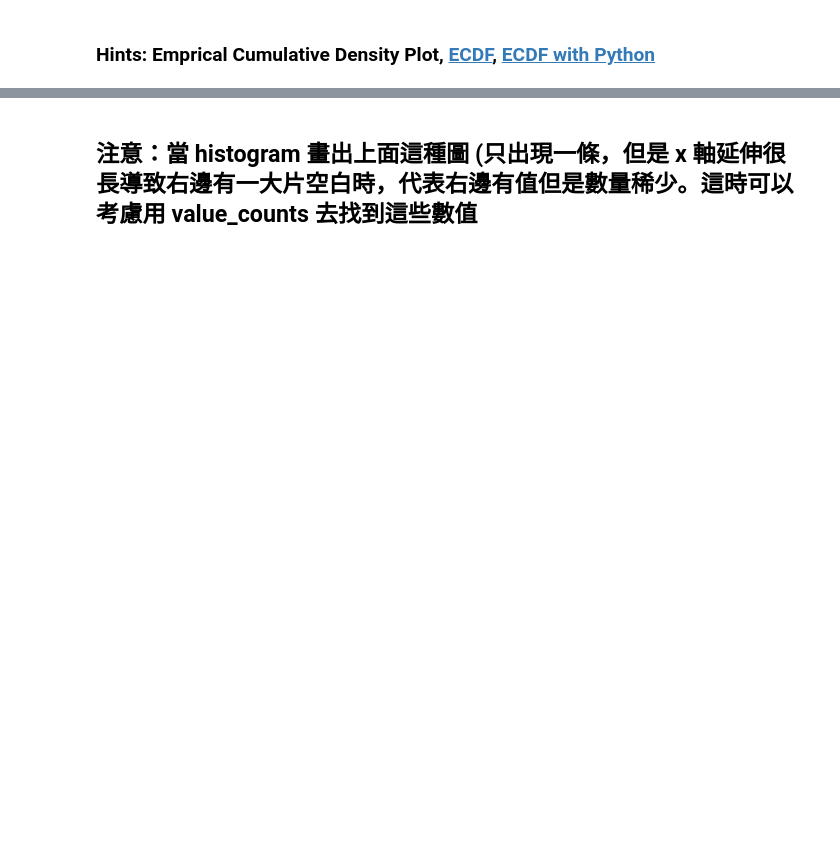
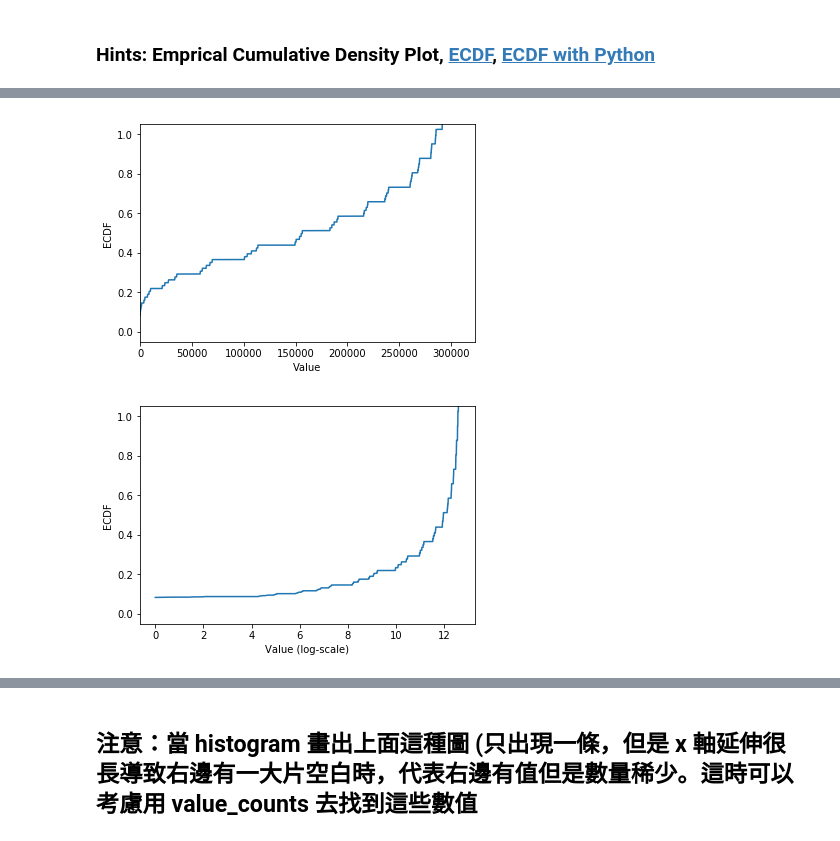
Before and after one commit to dgtyuewq/2nd-ML100days-2, a Jupyter notebook: Day_006_HW.ipynb, the cells around one changed output, grey strips where cells are left out. Drawn from its saved outputs; the diff is of its cells as text; code cells hidden in the pictures; blank space fills up the shorter version.

```diff
--- a/Day_006_HW.ipynb
+++ b/Day_006_HW.ipynb
@@ -71,30 +108,27 @@ ValueError: The truth value of an array with more than one element is ambiguous.
 # %%
-# 最大值離平均與中位數很遠
-print(app_train['AMT_INCOME_TOTAL'].describe())
+# 繪製 Empirical Cumulative Density Plot (ECDF)
 
-# 繪製 Empirical Cumulative Density Plot (ECDF)
-"""
-YOUR CODE HERE
-"""
-cdf =
+ecdf=app_train["AMT_INCOME_TOTAL"].sort_values().reset_index(drop=True)
 
-
-plt.plot(list(cdf.index), cdf/cdf.max())
+plt.plot(list(ecdf.index), ecdf/ecdf.index.max())
 plt.xlabel('Value')
 plt.ylabel('ECDF')
-plt.xlim([cdf.index.min(), cdf.index.max() * 1.05]) # 限制顯示圖片的範圍
+plt.xlim([ecdf.index.min(), ecdf.index.max() * 1.05]) # 限制顯示圖片的範圍
 plt.ylim([-0.05,1.05]) # 限制顯示圖片的範圍
 
 plt.show()
 
 # 改變 y 軸的 Scale, 讓我們可以正常檢視 ECDF
-plt.plot(np.log(list(cdf.index)), cdf/cdf.max())
+plt.plot(np.log(list(ecdf.index)), ecdf/ecdf.index.max())
 plt.xlabel('Value (log-scale)')
 plt.ylabel('ECDF')
 
 plt.ylim([-0.05,1.05]) # 限制顯示圖片的範圍
 
 plt.show()
+# %% [output]
+[figure, added]
+[figure, added]
 # %% [markdown]
 ## 補充：Normal dist 的 ECDF
 ![ecdf_normal](https://au.mathworks.com/help/examples/stats/win64/PlotEmpiricalCdfAndCompareWithSamplingDistributionExample_01.png)
```
Also changed, not shown: parts of 8 cells of this notebook.
